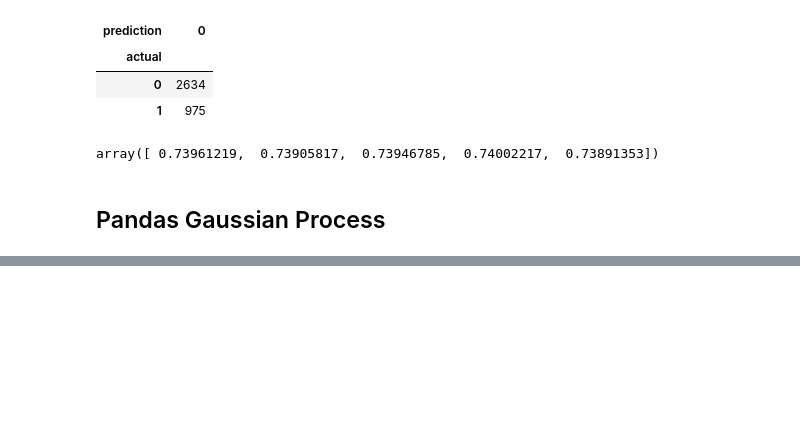
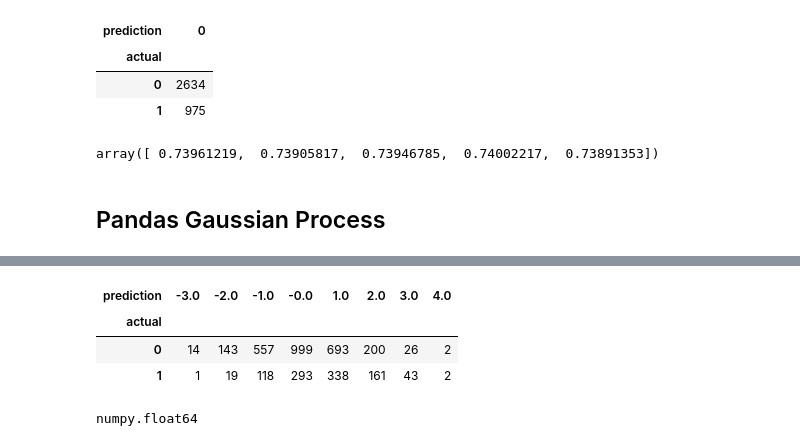
Before and after one commit to ecdecarlo/Bios366_Project, a Jupyter notebook: DeCarlo_Cai_Project_Part1.ipynb, the cells around one changed output, grey strips where cells are left out. Saved outputs shown, nothing was run; the diff lists cells and outputs as text; code cells hidden in the pictures; blank space fills up the shorter version.

```diff
--- a/DeCarlo_Cai_Project_Part1.ipynb
+++ b/DeCarlo_Cai_Project_Part1.ipynb
@@ -427,0 +431,19 @@ array([ 0.73961219,  0.73905817,  0.73946785,  0.74002217,  0.73891353])
+# %%
+def meanfun(x):
+    return x.dot(results.beta.values[0:18])+results.beta.values[18]
+
+M = gp.Mean(meanfun)
+C = gp.Covariance(eval_fun=matern.euclidean, diff_degree=1.4,
+                  amp=1.0, scale=1, rank_limit=1000)
+
+obs_x = X_train
+data = y_train
+
+gp.observe(M=M, C=C, obs_mesh=obs_x, obs_vals=data, cross_validate = False)
+# %%
+y_predict = gp.Realization(M, C)
+y_pred=y_predict(np.asfarray(X_test, dtype='float'))
+# %%
+pd.crosstab(y_test, y_pred.round(decimals = 0), rownames=['actual'],
+            colnames=['prediction'])
+# %% [output]
@@ -427,0 +453,8 @@ array([ 0.73961219,  0.73905817,  0.73946785,  0.74002217,  0.73891353])
+| prediction | -3.0 | -2.0 | -1.0 | -0.0 | 1.0 | 2.0 | 3.0 | 4.0 |
+| actual |  |  |  |  |  |  |  |  |
+| 0 | 14 | 143 | 557 | 999 | 693 | 200 | 26 | 2 |
+| 1 | 1 | 19 | 118 | 293 | 338 | 161 | 43 | 2 |
+# %%
+type(np.asfarray(obs_x, dtype='float')[1][1])
+# %% [output]
+numpy.float64
```
Also changed, not shown: parts of 8 cells of this notebook.
